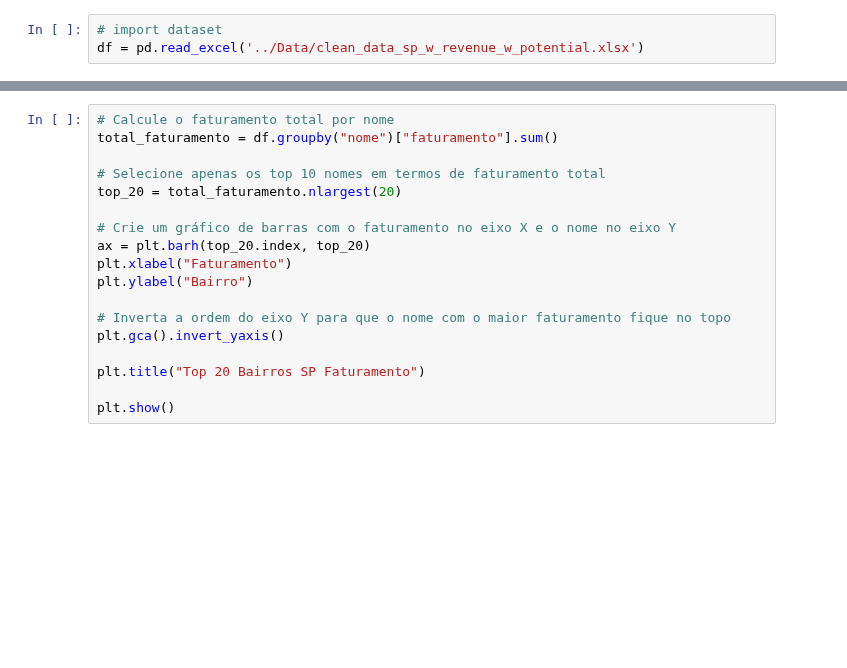
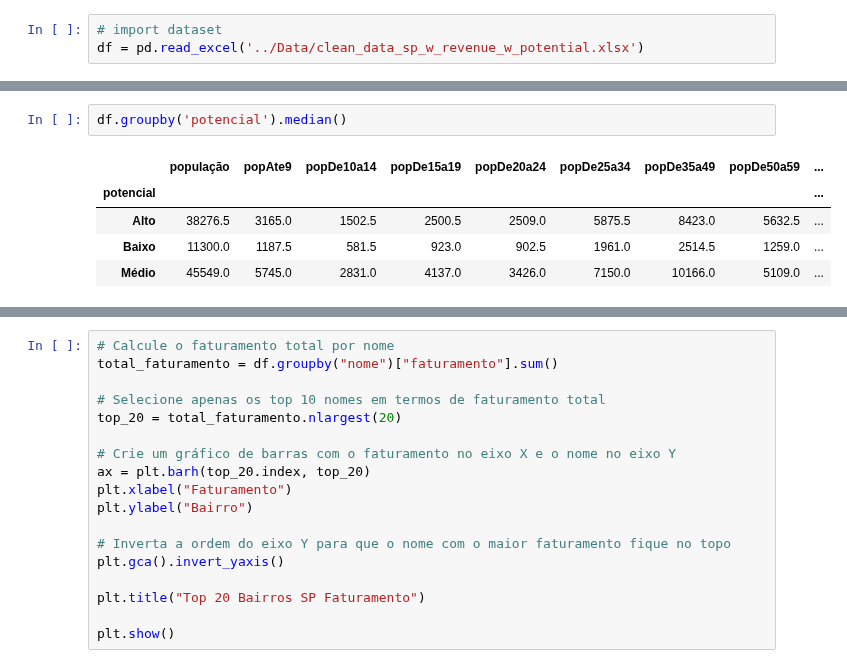
Before and after one commit to galvsoliveira/ds_geoprofit_analysis, a Jupyter notebook: Notebooks/4__exploratory_data_analysis_sp.ipynb, the cells around one changed output, grey strips where cells are left out. Cells and saved outputs as stored; diff of their text form; blank space fills up the shorter version.

```diff
--- a/Notebooks/4__exploratory_data_analysis_sp.ipynb
+++ b/Notebooks/4__exploratory_data_analysis_sp.ipynb
@@ -24,0 +31,8 @@ df.head()
+# %%
+df.groupby('potencial').median()
+# %% [output]
+|  | população | popAte9 | popDe10a14 | popDe15a19 | popDe20a24 | popDe25a34 | popDe35a49 | popDe50a59 | ... |
+| potencial |  |  |  |  |  |  |  |  | ... |
+| Alto | 38276.5 | 3165.0 | 1502.5 | 2500.5 | 2509.0 | 5875.5 | 8423.0 | 5632.5 | ... |
+| Baixo | 11300.0 | 1187.5 | 581.5 | 923.0 | 902.5 | 1961.0 | 2514.5 | 1259.0 | ... |
+| Médio | 45549.0 | 5745.0 | 2831.0 | 4137.0 | 3426.0 | 7150.0 | 10166.0 | 5109.0 | ... |
```
Also changed, not shown: parts of 6 cells of this notebook.
